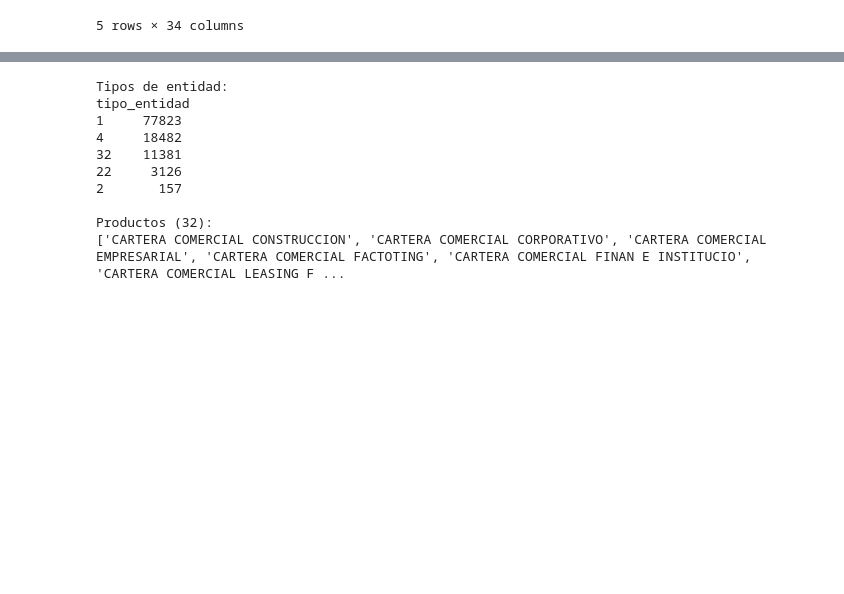
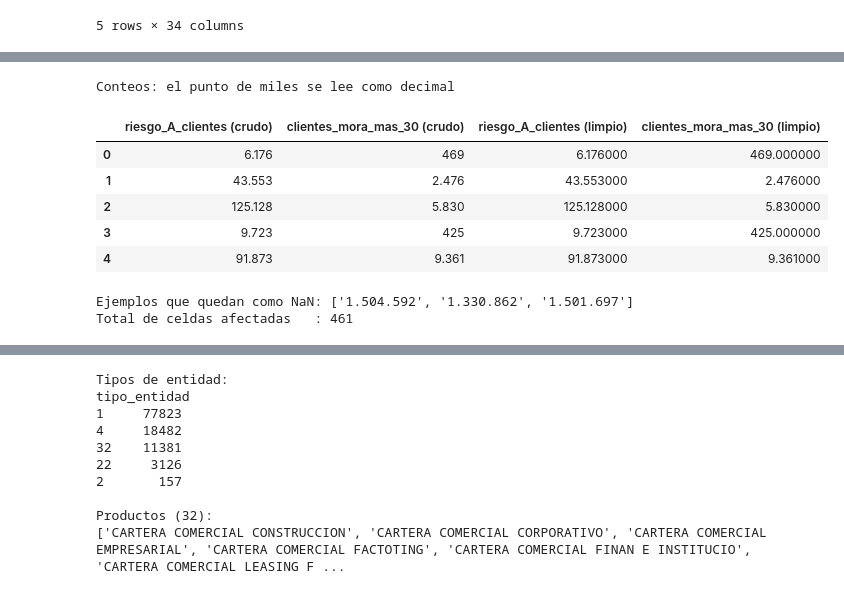
Before and after one commit to samestediazmedin/Financiera-proyecto-de-Riesgo-de-Cr-dito, a Jupyter notebook: notebooks/02_eda_sfc.ipynb, the cells around one changed output, grey strips where cells are left out. Drawn from its saved outputs; the diff is of its cells as text; code cells hidden in the pictures; blank space fills up the shorter version.

```diff
--- a/notebooks/02_eda_sfc.ipynb
+++ b/notebooks/02_eda_sfc.ipynb
@@ -38,0 +148,27 @@ Rango temporal: 2015-01-31 -> 2026-06-30
+# %%
+# ¿De dónde salen esos NaN? Comparación crudo vs limpio en conteos de clientes
+crudo_full = pd.read_csv(RAW / "Distribución_de_cartera_por_producto_20260914.csv",
+                         sep=",", encoding="utf-8", header=None, skiprows=1,
+                         dtype=str, low_memory=False)
+crudo_full.columns = SFC_COLUMNS
+
+comparacion = pd.concat([
+    crudo_full[["riesgo_A_clientes", "clientes_mora_mas_30"]].head(5).add_suffix(" (crudo)"),
+    df[["riesgo_A_clientes", "clientes_mora_mas_30"]].head(5).add_suffix(" (limpio)"),
+], axis=1)
+display(comparacion.style.set_caption("Conteos: el punto de miles se lee como decimal"))
+
+# Valores con dos o más puntos: no convertibles -> NaN
+sin_convertir = crudo_full.loc[df["riesgo_A_clientes"].isna(), "riesgo_A_clientes"]
+print("Ejemplos que quedan como NaN:", sin_convertir.head(3).tolist())
+print("Total de celdas afectadas   :", int(df["riesgo_A_clientes"].isna().sum() + df["riesgo_D_clientes"].isna().sum()))
+# %% [output]
+Conteos: el punto de miles se lee como decimal
+|  | riesgo_A_clientes (crudo) | clientes_mora_mas_30 (crudo) | riesgo_A_clientes (limpio) | clientes_mora_mas_30 (limpio) |
+| 0 | 6.176 | 469 | 6.176000 | 469.000000 |
+| 1 | 43.553 | 2.476 | 43.553000 | 2.476000 |
+| 2 | 125.128 | 5.830 | 125.128000 | 5.830000 |
+| 3 | 9.723 | 425 | 9.723000 | 425.000000 |
+| 4 | 91.873 | 9.361 | 91.873000 | 9.361000 |
+Ejemplos que quedan como NaN: ['1.504.592', '1.330.862', '1.501.697']
+Total de celdas afectadas   : 461
```
Also changed, not shown: parts of 12 cells of this notebook, 2 other files.
